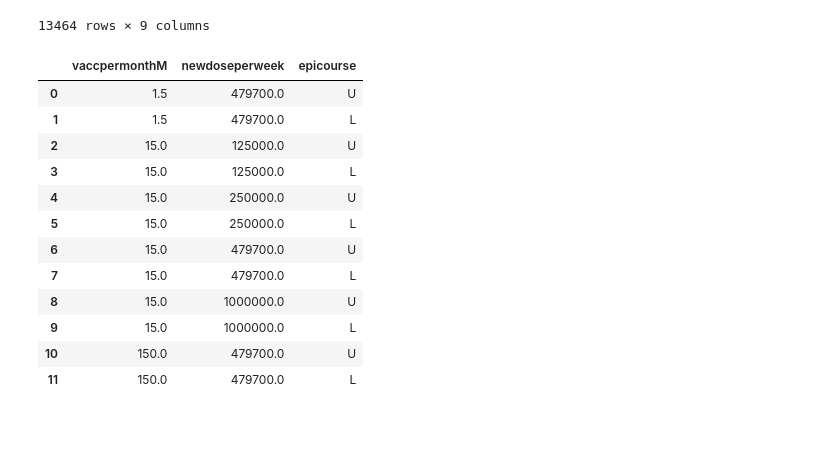
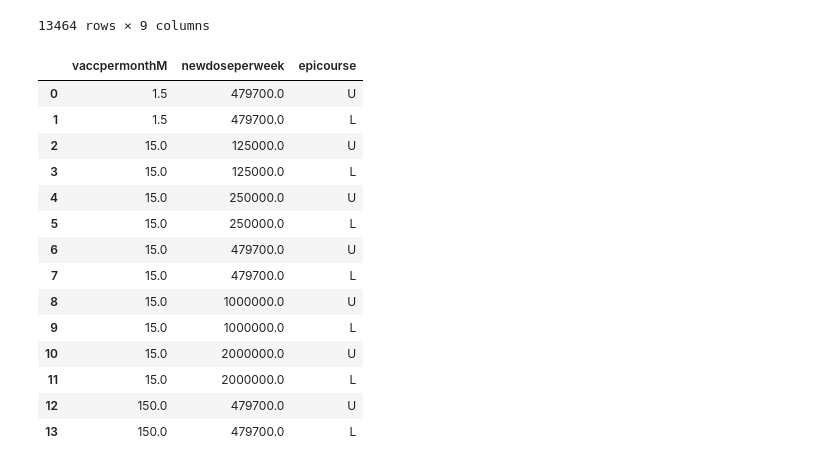
Before and after one commit to jcblemai/COVID-19_italy-vaccination-oc, a Jupyter notebook: generate_all_scn.ipynb, the cells around one changed output. Saved outputs shown, nothing was run; the diff lists cells and outputs as text; code cells hidden in the pictures; blank space fills up the shorter version.

```diff
--- a/generate_all_scn.ipynb
+++ b/generate_all_scn.ipynb
@@ -397,19 +397,22 @@ permuted_specs = [dict(zip(keys, v)) for v in itertools.product(*values)]
 # %%
 specs = pd.DataFrame.from_dict(permuted_specs)
 specs = specs[((specs['vaccpermonthM'] == 15.0) | (specs['newdoseperweek'] == 479700.0))].reset_index(drop = True)
+specs
 # %% [output]
 |  | vaccpermonthM | newdoseperweek | epicourse |
 | 0 | 1.5 | 479700.0 | U |
 | 1 | 1.5 | 479700.0 | L |
 | 2 | 15.0 | 125000.0 | U |
 | 3 | 15.0 | 125000.0 | L |
 | 4 | 15.0 | 250000.0 | U |
 | 5 | 15.0 | 250000.0 | L |
 | 6 | 15.0 | 479700.0 | U |
 | 7 | 15.0 | 479700.0 | L |
 | 8 | 15.0 | 1000000.0 | U |
 | 9 | 15.0 | 1000000.0 | L |
-| 10 | 150.0 | 479700.0 | U |
-| 11 | 150.0 | 479700.0 | L |
+| 10 | 15.0 | 2000000.0 | U |
+| 11 | 15.0 | 2000000.0 | L |
+| 12 | 150.0 | 479700.0 | U |
+| 13 | 150.0 | 479700.0 | L |
 # %%
 specs.to_csv('scenarios_specs_2021-02-12.csv')
```
Also changed, not shown: parts of 1 cell of this notebook, 5 other files.
